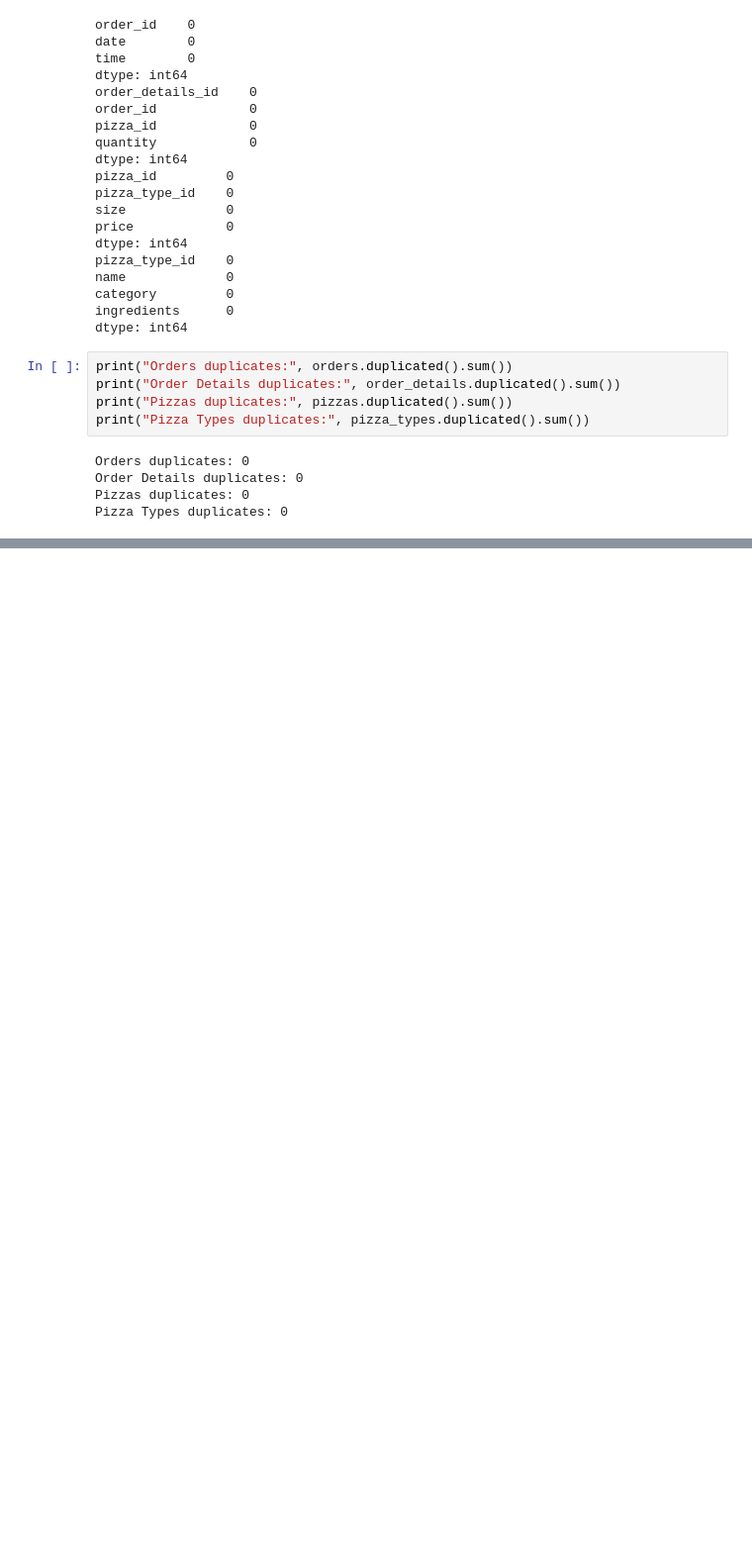
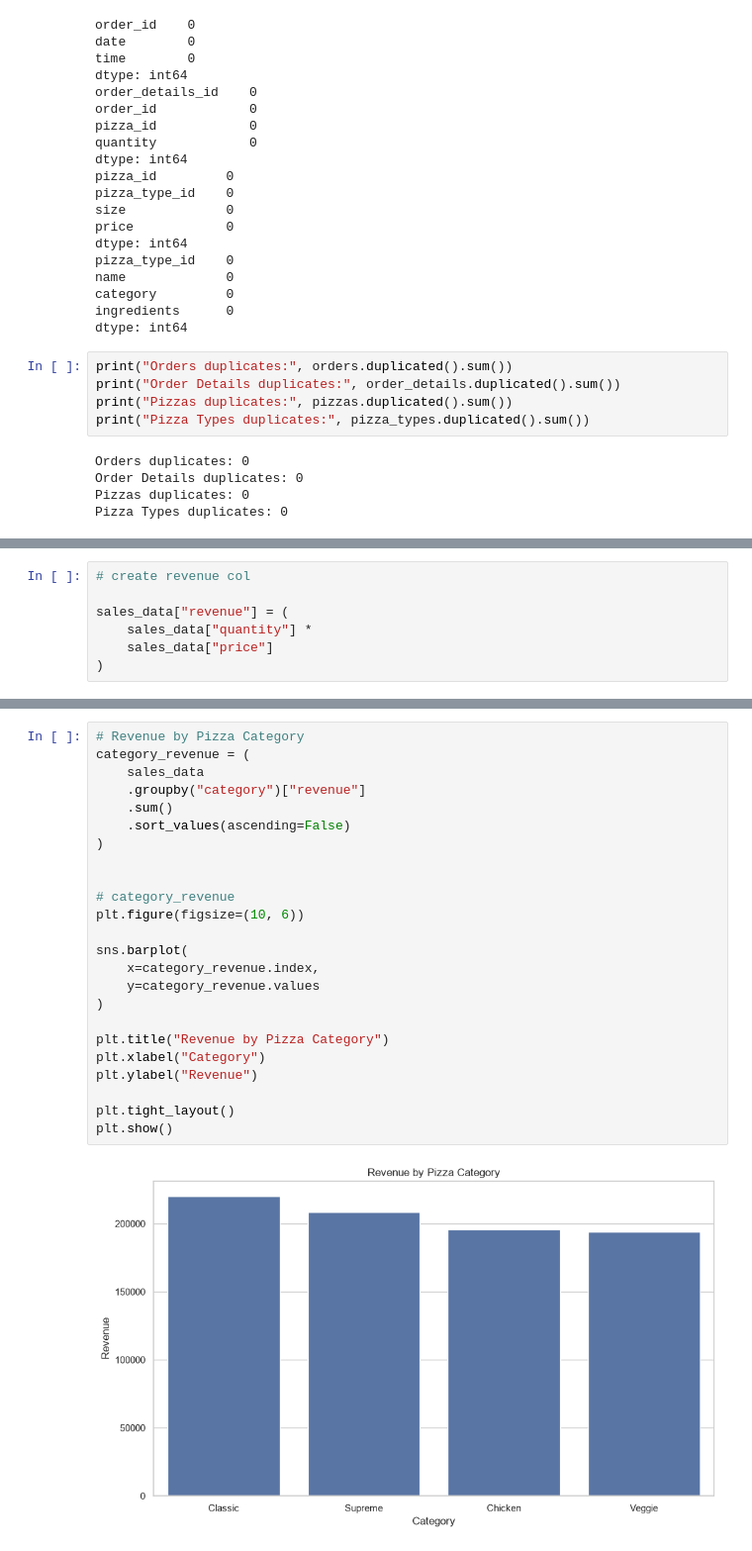
Before and after one commit to Harshdip05/pizza-sales-sql-analysis, a Jupyter notebook: python/pizza_sales_analysis.ipynb, the cells around one changed output, grey strips where cells are left out. Shown at 99% size. Saved outputs shown, nothing was run; the diff lists cells and outputs as text; blank space fills up the shorter version.

```diff
--- a/python/pizza_sales_analysis.ipynb
+++ b/python/pizza_sales_analysis.ipynb
@@ -116,0 +209,7 @@ Pizza Types duplicates: 0
+# %%
+# create revenue col
+
+sales_data["revenue"] = (
+    sales_data["quantity"] *
+    sales_data["price"]
+)
@@ -116,0 +354,26 @@ Pizza Types duplicates: 0
+# %%
+# Revenue by Pizza Category
+category_revenue = (
+    sales_data
+    .groupby("category")["revenue"]
+    .sum()
+    .sort_values(ascending=False)
+)
+
+
+# category_revenue
+plt.figure(figsize=(10, 6))
+
+sns.barplot(
+    x=category_revenue.index,
+    y=category_revenue.values
+)
+
+plt.title("Revenue by Pizza Category")
+plt.xlabel("Category")
+plt.ylabel("Revenue")
+
+plt.tight_layout()
+plt.show()
+# %% [output]
+[figure, added]
```
Also changed, not shown: parts of 35 cells of this notebook.
